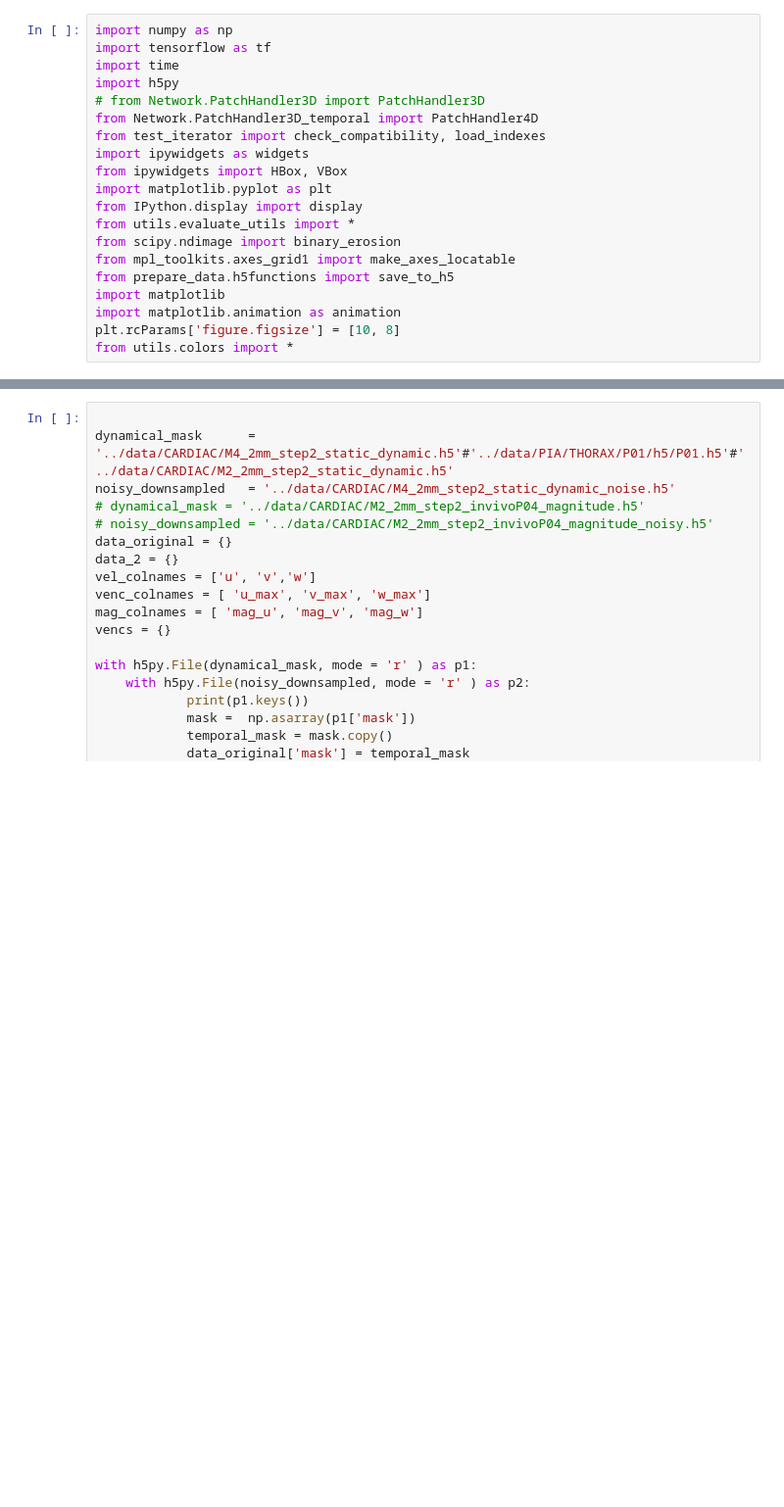
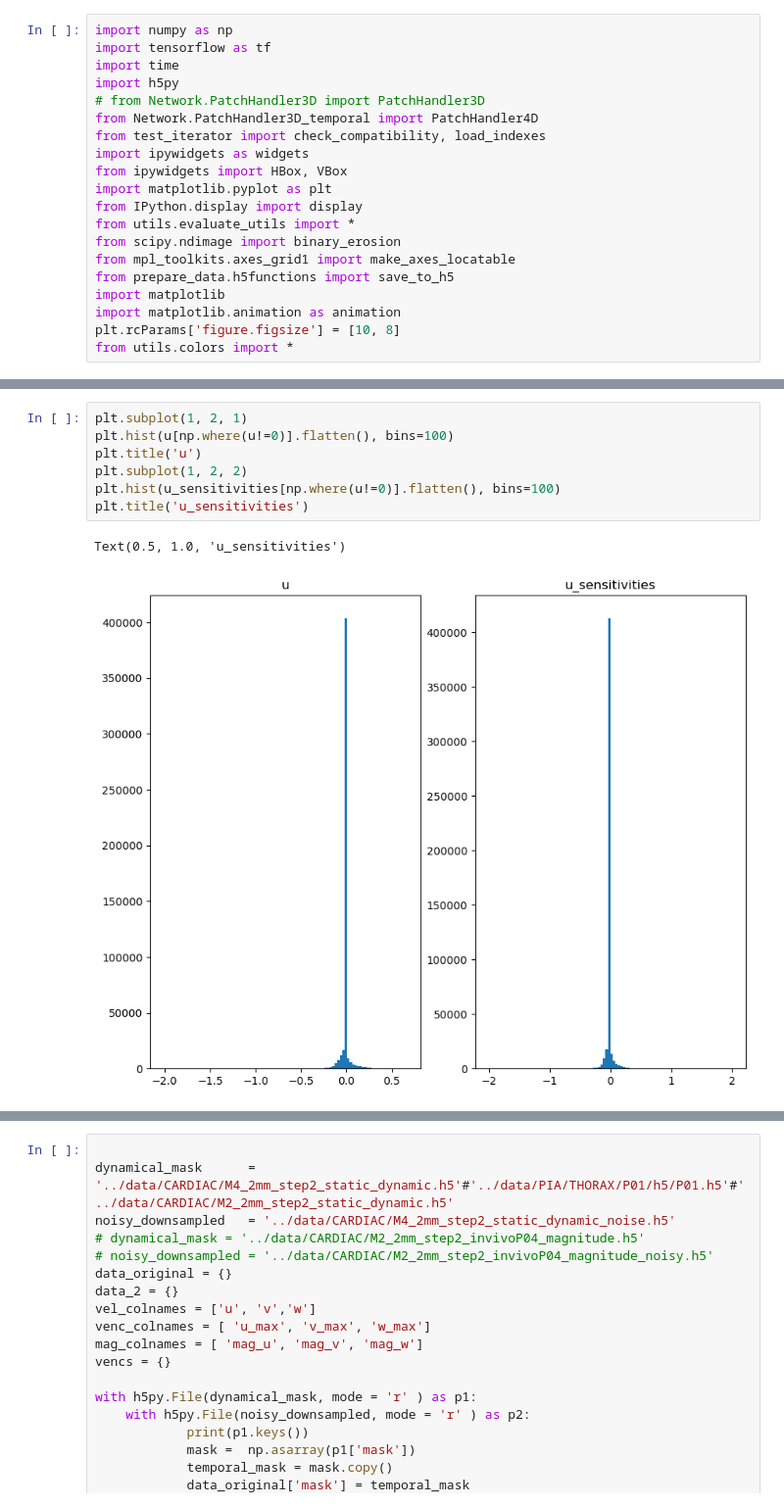
Before and after one commit to PiaaCaa/4DFlowNet, a Jupyter notebook: src/data_inspector.ipynb, the cells around one changed output, grey strips where cells are left out. Shown at 98% size. Saved outputs shown, nothing was run; the diff lists cells and outputs as text; blank space fills up the shorter version.

```diff
--- a/src/test_file.ipynb
+++ b/src/data_inspector.ipynb
@@ -20,0 +62,10 @@ from utils.colors import *
+# %%
+plt.subplot(1, 2, 1)
+plt.hist(u[np.where(u!=0)].flatten(), bins=100)
+plt.title('u')
+plt.subplot(1, 2, 2)
+plt.hist(u_sensitivities[np.where(u!=0)].flatten(), bins=100)
+plt.title('u_sensitivities')
+# %% [output]
+Text(0.5, 1.0, 'u_sensitivities')
+[figure, added]
```
Also changed, not shown: parts of 3 cells of this notebook.
